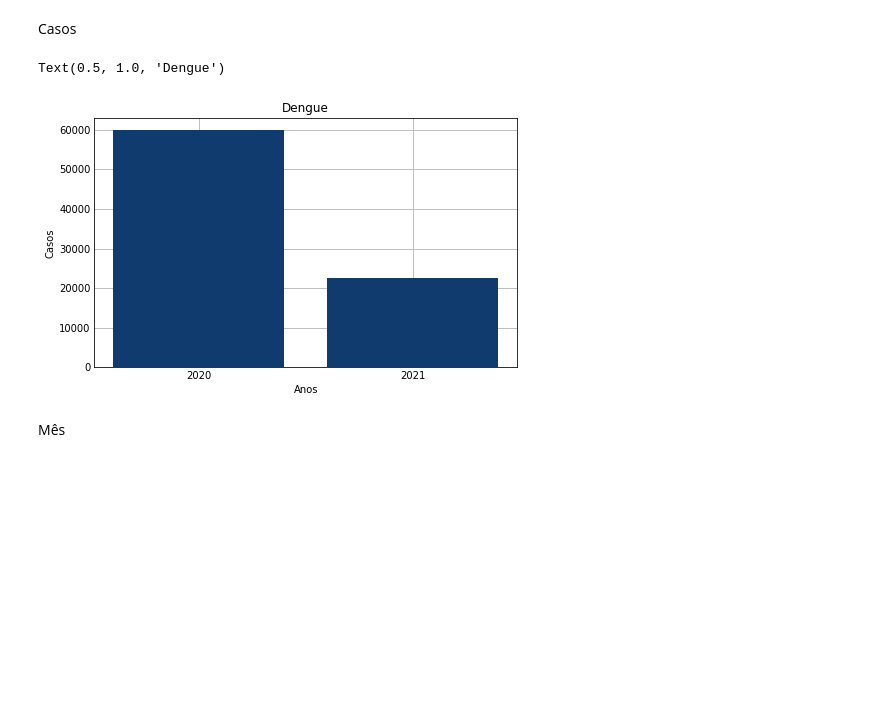
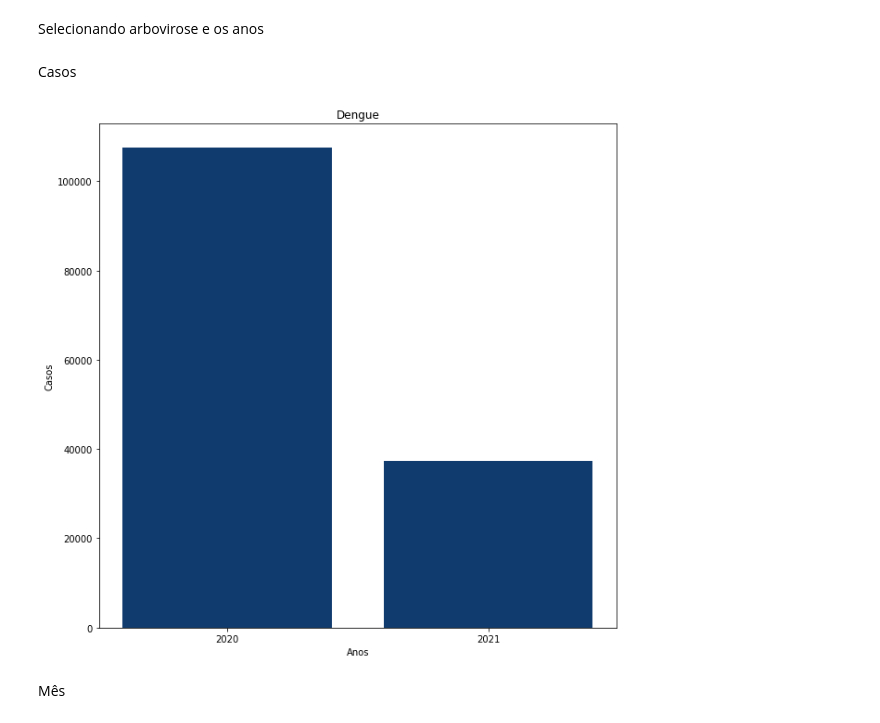
Before and after one commit to MatBrands/Modelagem-ArboBA, a Jupyter notebook: map_plt/map.ipynb, the cells around one changed output. Cells and saved outputs as stored; diff of their text form; code cells hidden in the pictures; blank space fills up the shorter version.

```diff
--- a/map_plt/map.ipynb
+++ b/map_plt/map.ipynb
@@ -2,30 +2,40 @@
 import pandas as pd
 import numpy as np
 import matplotlib.pyplot as plt
+# %% [markdown]
+Selecionando arbovirose e os anos
+# %%
+arbo_v = "dengue"
+# arbo_v = "chikungunya"
+# arbo_v = "zika"
+
+anos = ["2020", "2021"]
+# %%
+plt.rcParams["figure.figsize"] = (10, 10)
+# %%
+scr = f"../scr/{arbo_v}/"
 # %% [markdown]
 Casos
 # %%
-arq_1 = "./2020_casos.csv"
-arq_2 = "./2021_casos.csv"
+arq = scr + "casos_municipio_10.csv"
 
-df_2020 = pd.read_csv(arq_1, encoding = "utf-8")
-df_2020 = df_2020.drop(columns=['Unnamed: 0'])
-df_2020["2020"] = df_2020["2020"].astype('int')
+df = pd.read_csv(arq, encoding = "utf-8")
+df = df.drop(columns=['Unnamed: 0'])
 
-df_2021 = pd.read_csv(arq_2, encoding = "utf-8")
-df_2021 = df_2021.drop(columns=['Unnamed: 0'])
-df_2021["2021"] = df_2021["2021"].astype('int')
-
-Casos = [df_2020["2020"].sum(), df_2021["2021"].sum()]
-df = pd.DataFrame(Casos, index=["2020", "2021"], columns=["Casos"])
+Casos = [df[anos[0]].sum(), df[anos[1]].sum()]
+df = pd.DataFrame(Casos, index=[anos[0], anos[1]], columns=["Casos"])
 
 plt.bar(df.index, df["Casos"], color="#103b6e")
 plt.xlabel("Anos")
 plt.ylabel("Casos")
-plt.title("Dengue")
+if arbo_v == "dengue":
+    plt.title("Dengue")
+elif arbo_v == "chikungunya":
+    plt.title("Chikungunya")
+else:
+    plt.title("Zika Vírus")
 # %% [output]
-Text(0.5, 1.0, 'Dengue')
-[figure, old version]
+[figure, new version]
 # %% [markdown]
 Mês
 # %%
```
Also changed, not shown: parts of 3 cells of this notebook, 21 other files.
